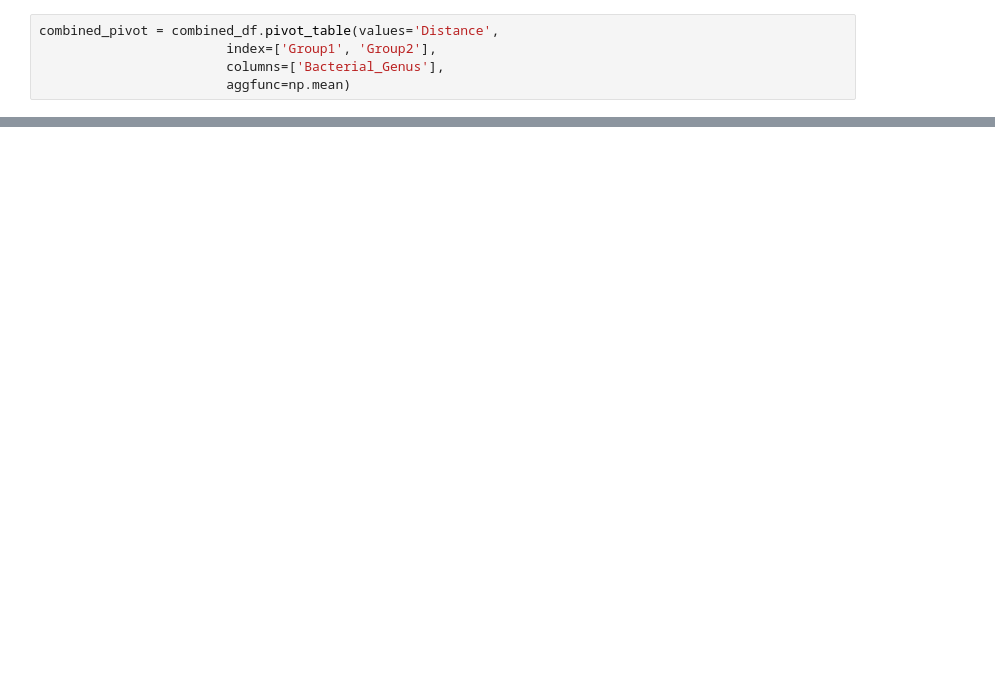
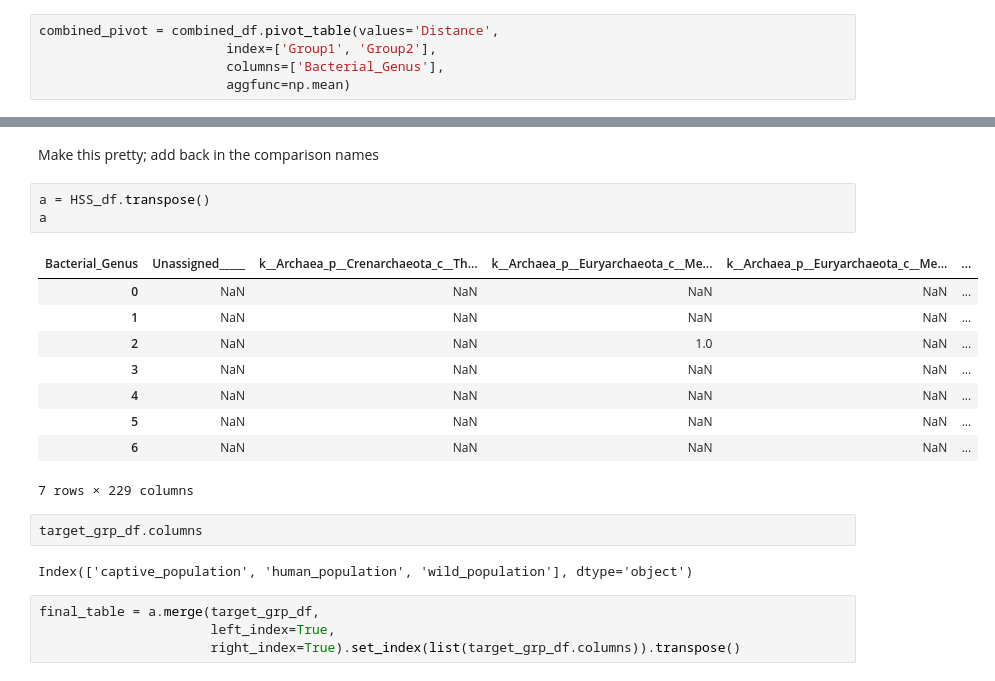
Before and after one commit to CUMoellerLab/Houtz_etal_2021-NHP_microbiome, a Jupyter notebook: 02-Host_specificity_score-Python.ipynb, the cells around one changed output, grey strips where cells are left out. Saved outputs shown, nothing was run; the diff lists cells and outputs as text; blank space fills up the shorter version.

```diff
--- a/02-Host_specificity_score-Python.ipynb
+++ b/02-Host_specificity_score-Python.ipynb
@@ -109,0 +174,23 @@ combined_pivot
+# %% [markdown]
+Make this pretty; add back in the comparison names
+# %%
+a = HSS_df.transpose()
+a
+# %% [output]
+| Bacterial_Genus | Unassigned_____ | k__Archaea_p__Crenarchaeota_c__Th... | k__Archaea_p__Euryarchaeota_c__Me... | k__Archaea_p__Euryarchaeota_c__Me... | ... |
+| 0 | NaN | NaN | NaN | NaN | ... |
+| 1 | NaN | NaN | NaN | NaN | ... |
+| 2 | NaN | NaN | 1.0 | NaN | ... |
+| 3 | NaN | NaN | NaN | NaN | ... |
+| 4 | NaN | NaN | NaN | NaN | ... |
+| 5 | NaN | NaN | NaN | NaN | ... |
+| 6 | NaN | NaN | NaN | NaN | ... |
+7 rows × 229 columns
+# %%
+target_grp_df.columns
+# %% [output]
+Index(['captive_population', 'human_population', 'wild_population'], dtype='object')
+# %%
+final_table = a.merge(target_grp_df,
+                      left_index=True,
+                      right_index=True).set_index(list(target_grp_df.columns)).transpose()
```
Also changed, not shown: parts of 41 cells of this notebook, 1 other file.
